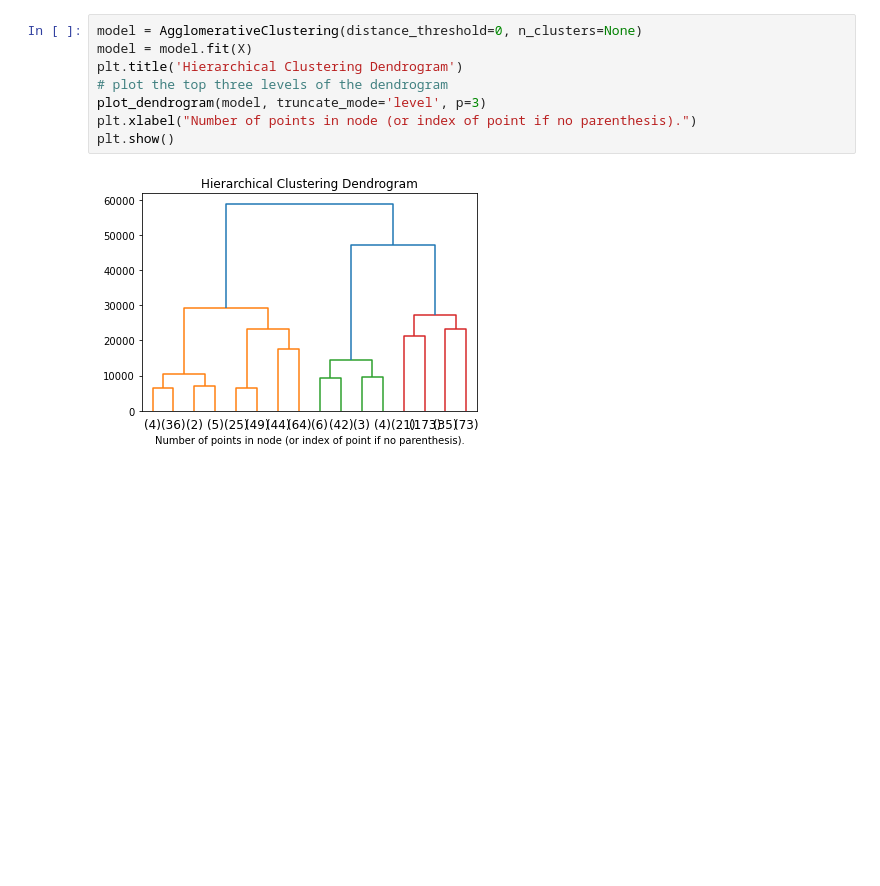
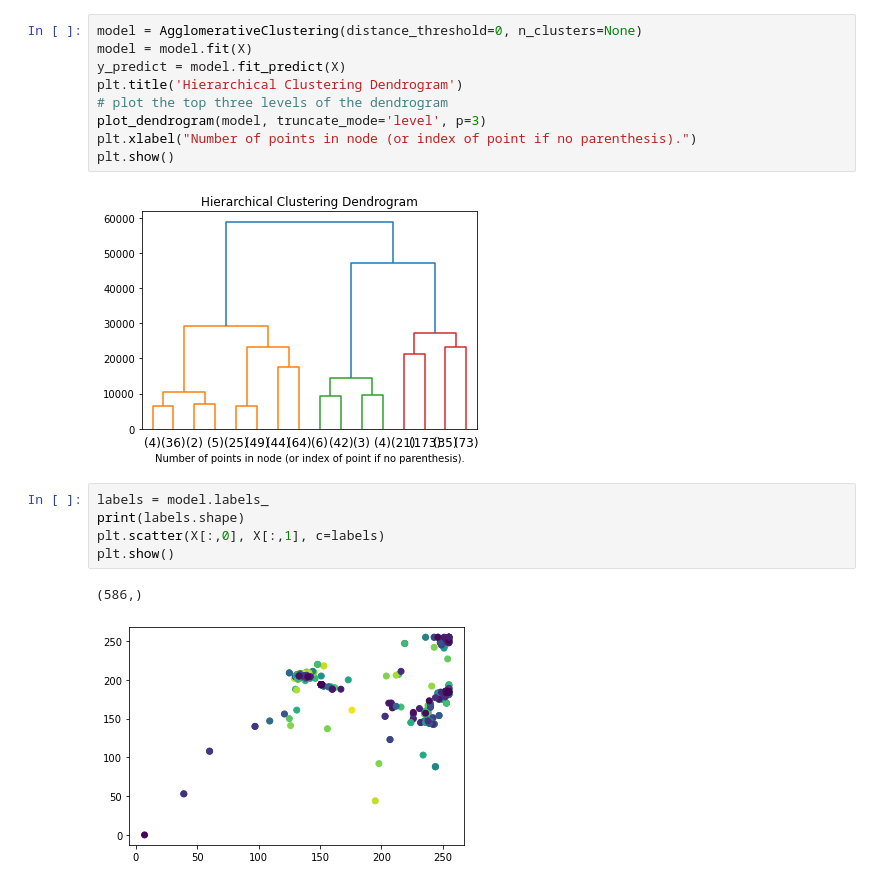
Before and after one commit to MassylTaleb/LOG795, a Jupyter notebook: ILS-SUMM-master/csv_builder_jupy.ipynb, the cells around one changed output. Saved outputs shown, nothing was run; the diff lists cells and outputs as text; blank space fills up the shorter version.

```diff
--- a/ILS-SUMM-master/csv_builder_jupy.ipynb
+++ b/ILS-SUMM-master/csv_builder_jupy.ipynb
@@ -161,6 +162,7 @@ print(X.shape)
 # %%
 model = AgglomerativeClustering(distance_threshold=0, n_clusters=None)
 model = model.fit(X)
+y_predict = model.fit_predict(X)
 plt.title('Hierarchical Clustering Dendrogram')
 # plot the top three levels of the dendrogram
 plot_dendrogram(model, truncate_mode='level', p=3)
@@ -168,3 +170,11 @@ plt.xlabel("Number of points in node (or index of point if no parenthesis).")
 plt.show()
 # %% [output]
 [figure]
+# %%
+labels = model.labels_
+print(labels.shape)
+plt.scatter(X[:,0], X[:,1], c=labels)
+plt.show()
+# %% [output]
+(586,)
+[figure, added]
```
Also changed, not shown: parts of 2 cells of this notebook.
